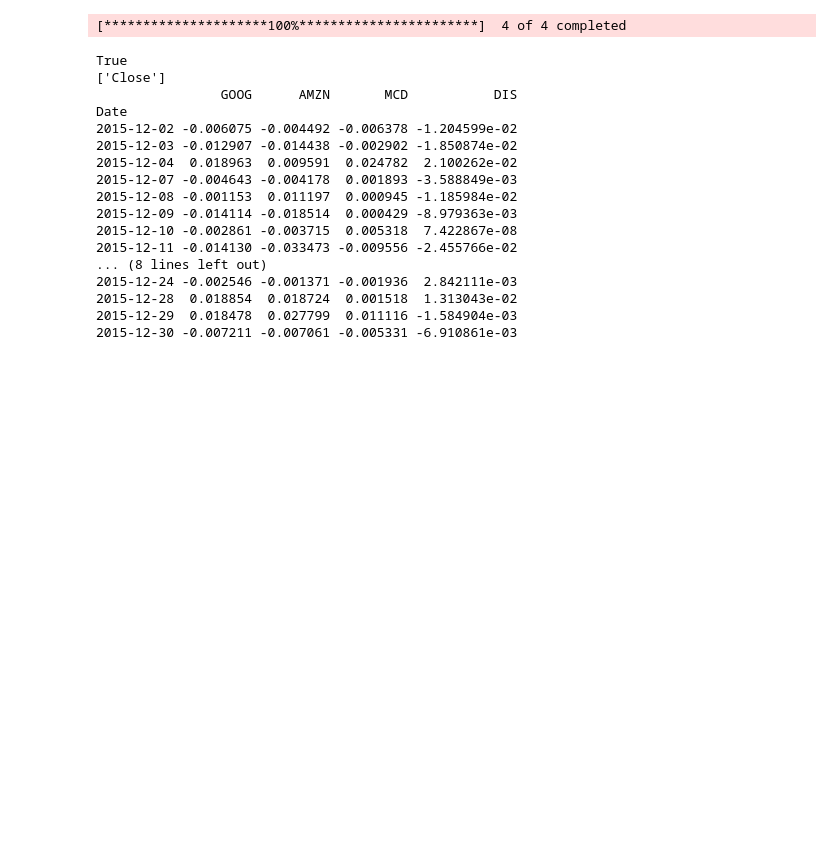
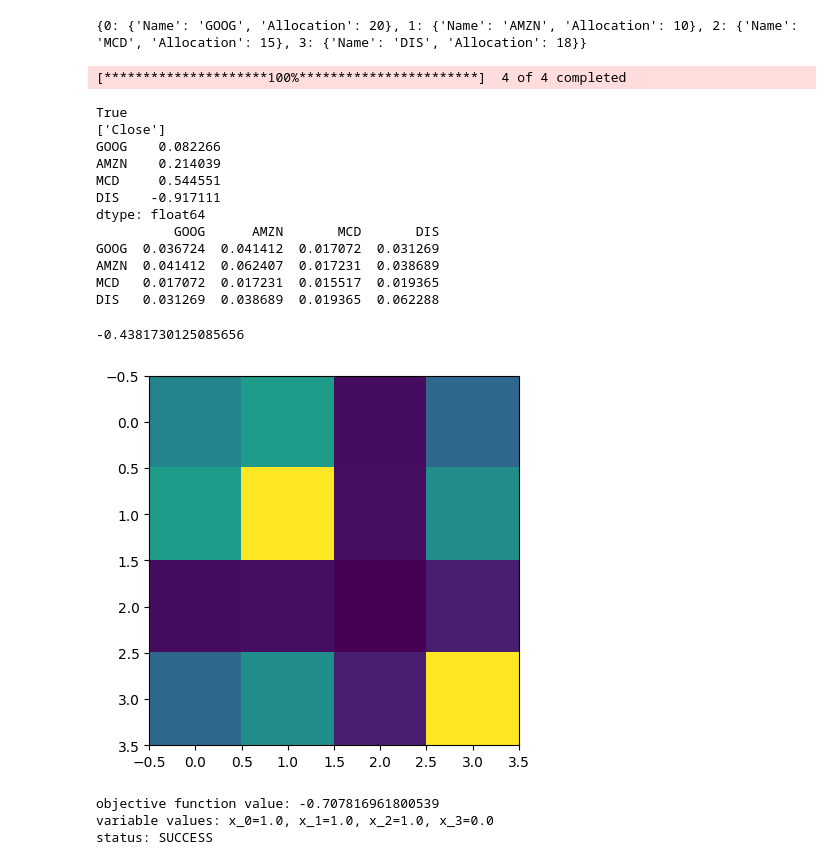
Before and after one commit to farhan2418/quantum_portfolio_optimization, a Jupyter notebook: main/notebooks/buiding_portfolio_preset_data.ipynb, the cells around one changed output. Drawn from its saved outputs; the diff is of its cells as text; code cells hidden in the pictures; blank space fills up the shorter version.

```diff
--- a/main/notebooks/buiding_portfolio_preset_data.ipynb
+++ b/main/notebooks/buiding_portfolio_preset_data.ipynb
@@ -1,6 +1,8 @@
 # %%
 import sys
 import os
+
+import numpy as np
 
 # Go one level up to the 'main' directory
 project_root = os.path.abspath(os.path.join(os.getcwd(), '..'))
@@ -18,12 +20,23 @@ from portfolio import build_portfolio
 start_date = datetime.datetime(2015, 12, 1)
 end_date = "2015-12-31"
 
+# d = {
+#     0: {"Name": "GOOG", "Allocation": 20},
+#     1: {"Name": "AMZN", "Allocation": 10},
+#     2: {"Name": "MCD", "Allocation": 15},
+#     3: {"Name": "DIS", "Allocation": 18},
+# }
 d = {
     0: {"Name": "GOOG", "Allocation": 20},
     1: {"Name": "AMZN", "Allocation": 10},
     2: {"Name": "MCD", "Allocation": 15},
     3: {"Name": "DIS", "Allocation": 18},
+    # Added stocks:
+    # 4: {"Name": "MSFT", "Allocation": 22},
+    # 5: {"Name": "AAPL", "Allocation": 15}
 }
+
+print(d)
 pf_allocation = pd.DataFrame.from_dict(d, orient="index")
 names = pf_allocation["Name"].values.tolist()
 
@@ -35,23 +48,32 @@ pf = build_portfolio(
     data_api="yfinance",
     # market_index=market_index,
 )
-print(pf.comp_daily_returns())
+
+R = pf.comp_mean_returns()
+Sigma = pf.comp_cov()*252
+
+print(R)
+print(Sigma)
+pf.comp_sharpe()
 # %% [output]
-[*********************100%***********************]  4 of 4 completed
+{0: {'Name': 'GOOG', 'Allocation': 20}, 1: {'Name': 'AMZN', 'Allocation': 10}, 2: {'Name': 'MCD', 'Allocation': 15}, 3: {'Name': 'DIS', 'Allocation': 18}}
-True
-['Close']
-                GOOG      AMZN       MCD           DIS
-Date
-2015-12-02 -0.006075 -0.004492 -0.006378 -1.204599e-02
-2015-12-03 -0.012907 -0.014438 -0.002902 -1.850874e-02
-2015-12-04  0.018963  0.009591  0.024782  2.100262e-02
-2015-12-07 -0.004643 -0.004178  0.001893 -3.588849e-03
-2015-12-08 -0.001153  0.011197  0.000945 -1.185984e-02
-2015-12-09 -0.014114 -0.018514  0.000429 -8.979363e-03
-2015-12-10 -0.002861 -0.003715  0.005318  7.422867e-08
-2015-12-11 -0.014130 -0.033473 -0.009556 -2.455766e-02
-... (8 lines left out)
-2015-12-24 -0.002546 -0.001371 -0.001936  2.842111e-03
-2015-12-28  0.018854  0.018724  0.001518  1.313043e-02
-2015-12-29  0.018478  0.027799  0.011116 -1.584904e-03
-2015-12-30 -0.007211 -0.007061 -0.005331 -6.910861e-03
+[*********************100%***********************]  4 of 4 completed
+True
+['Close']
+GOOG    0.082266
+AMZN    0.214039
+MCD     0.544551
+DIS    -0.917111
+dtype: float64
+          GOOG      AMZN       MCD       DIS
+GOOG  0.036724  0.041412  0.017072  0.031269
+AMZN  0.041412  0.062407  0.017231  0.038689
+MCD   0.017072  0.017231  0.015517  0.019365
+DIS   0.031269  0.038689  0.019365  0.062288
+-0.4381730125085656
+# %%
+import matplotlib.pyplot as plt
+plt.imshow(Sigma, interpolation='nearest')
+plt.show()
+# %% [output]
+[figure, added]
@@ -57,0 +93,12 @@ Date
+# %%
+from qiskit_algorithms import NumPyMinimumEigensolver
+from qiskit_optimization.algorithms import MinimumEigenOptimizer
+exact_mes = NumPyMinimumEigensolver()
+exact_eigensolver =  MinimumEigenOptimizer(exact_mes)
+
+result = exact_eigensolver.solve(qubo_prob)
+print(result.prettyprint())
+# %% [output]
+objective function value: -0.707816961800539
+variable values: x_0=1.0, x_1=1.0, x_2=1.0, x_3=0.0
+status: SUCCESS
```
Also changed, not shown: parts of 2 cells of this notebook, 3 other files.
